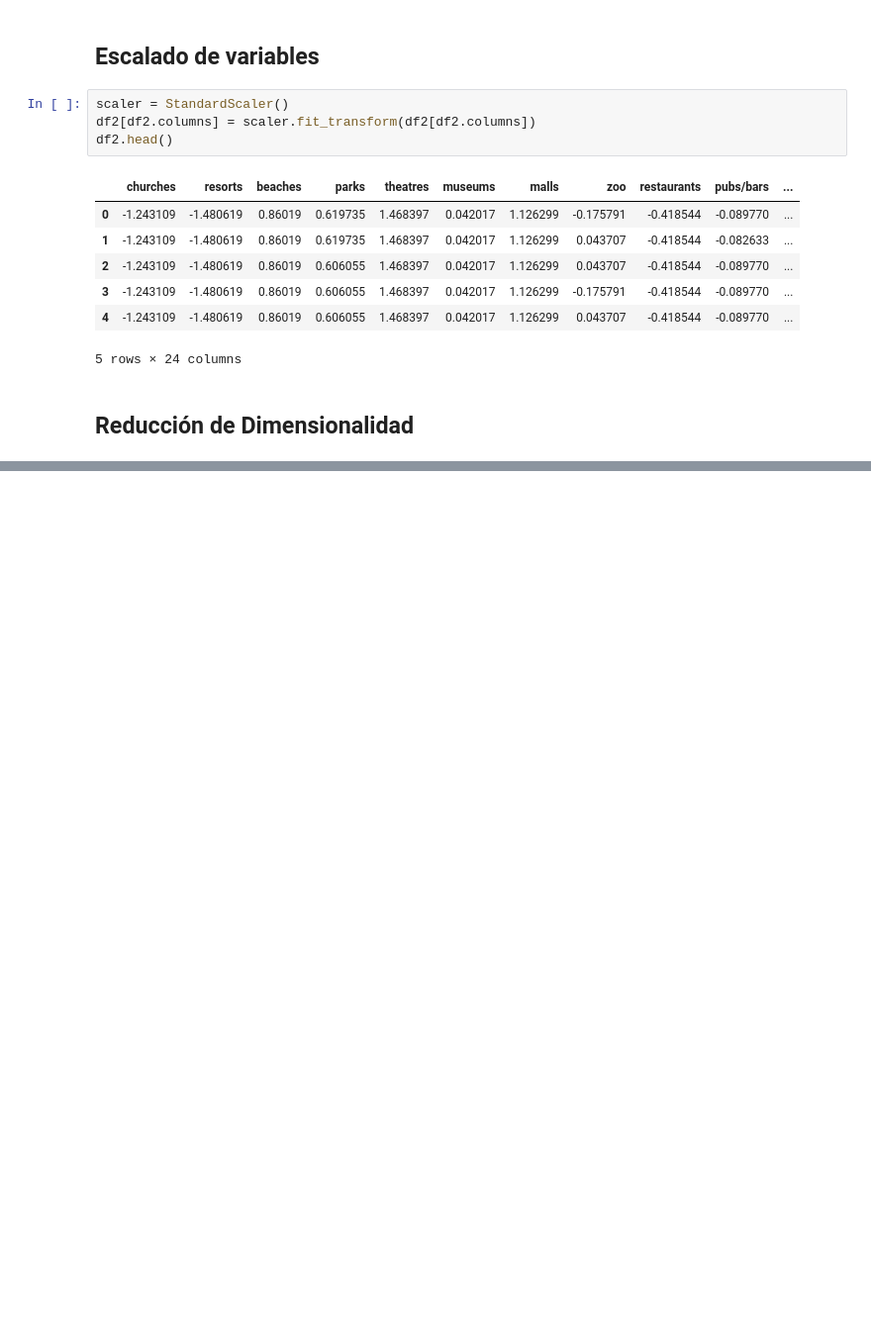
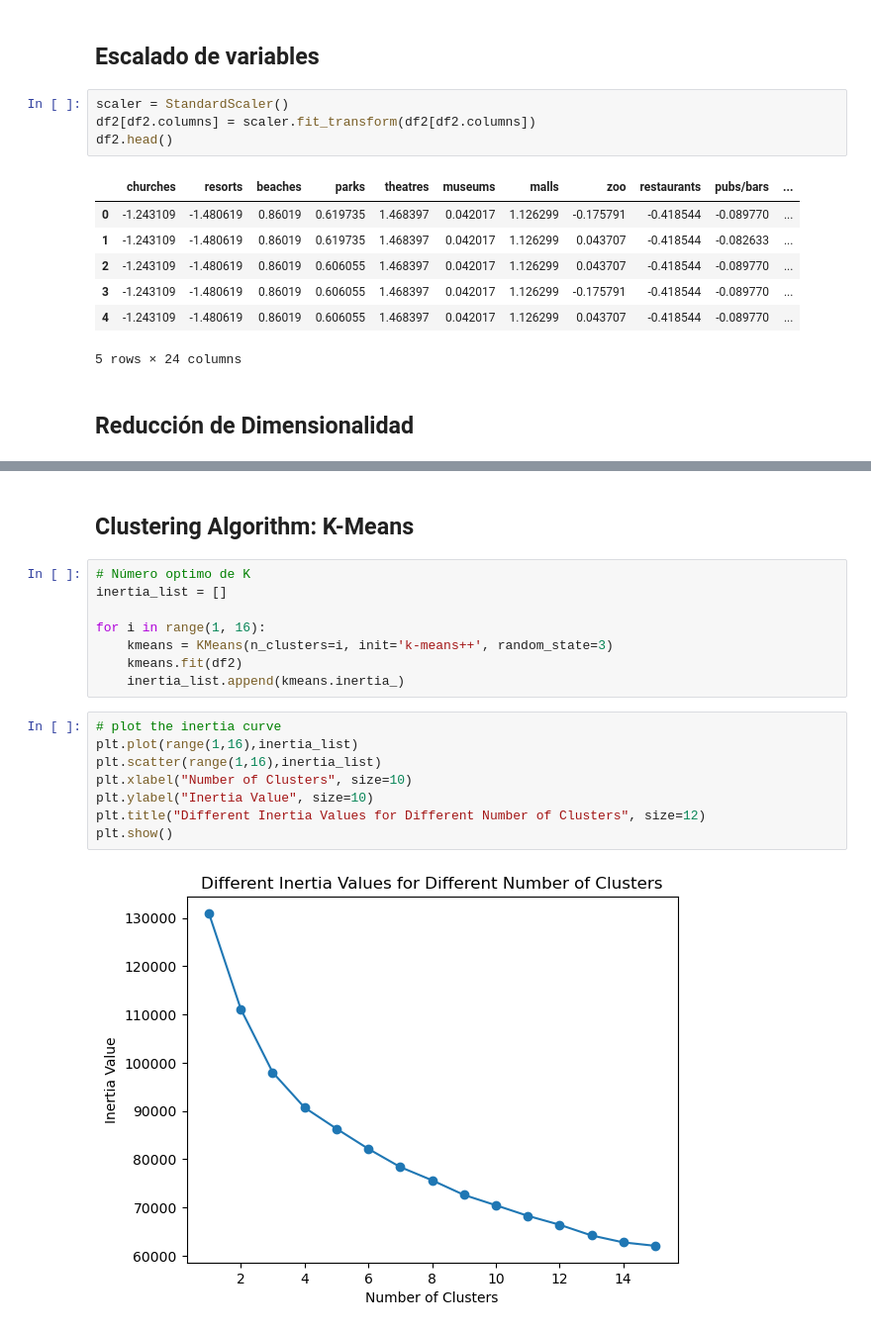
Before and after one commit to Leostark95/Analitica_2_Proyecto_2, a Jupyter notebook: Notebook.ipynb, the cells around one changed output, grey strips where cells are left out. Shown at 99% size. Saved outputs shown, nothing was run; the diff lists cells and outputs as text; blank space fills up the shorter version.

```diff
--- a/Notebook.ipynb
+++ b/Notebook.ipynb
@@ -365,0 +425,20 @@ df2.head()
+# %% [markdown]
+## <font color='157699'> Clustering Algorithm: K-Means </font>
+# %%
+# Número optimo de K
+inertia_list = []
+
+for i in range(1, 16):
+    kmeans = KMeans(n_clusters=i, init='k-means++', random_state=3)
+    kmeans.fit(df2)
+    inertia_list.append(kmeans.inertia_)
+# %%
+# plot the inertia curve
+plt.plot(range(1,16),inertia_list)
+plt.scatter(range(1,16),inertia_list)
+plt.xlabel("Number of Clusters", size=10)
+plt.ylabel("Inertia Value", size=10)
+plt.title("Different Inertia Values for Different Number of Clusters", size=12)
+plt.show()
+# %% [output]
+[figure, added]
```
Also changed, not shown: parts of 20 cells of this notebook.
